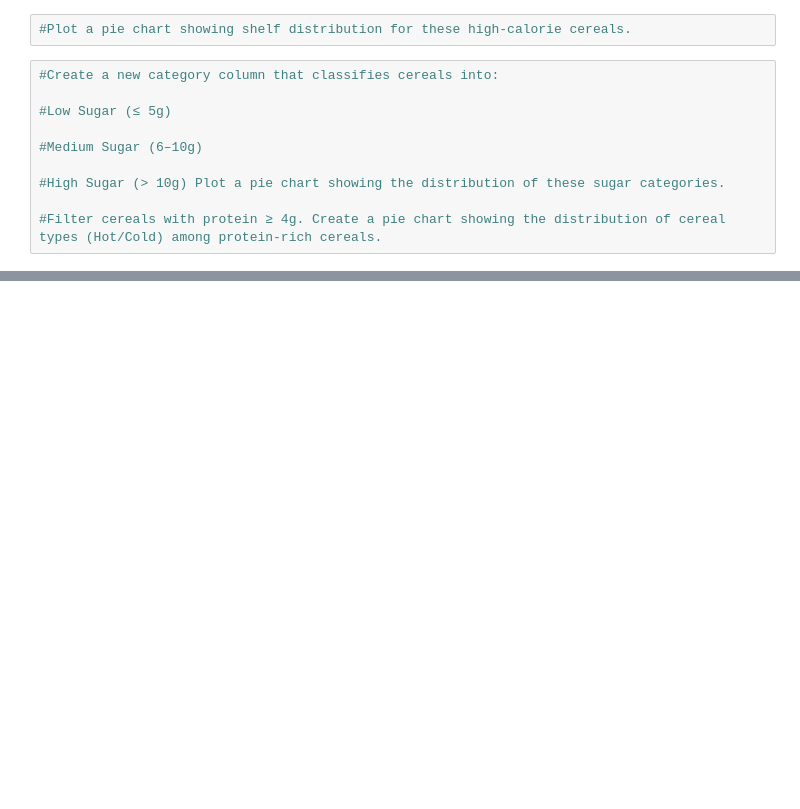
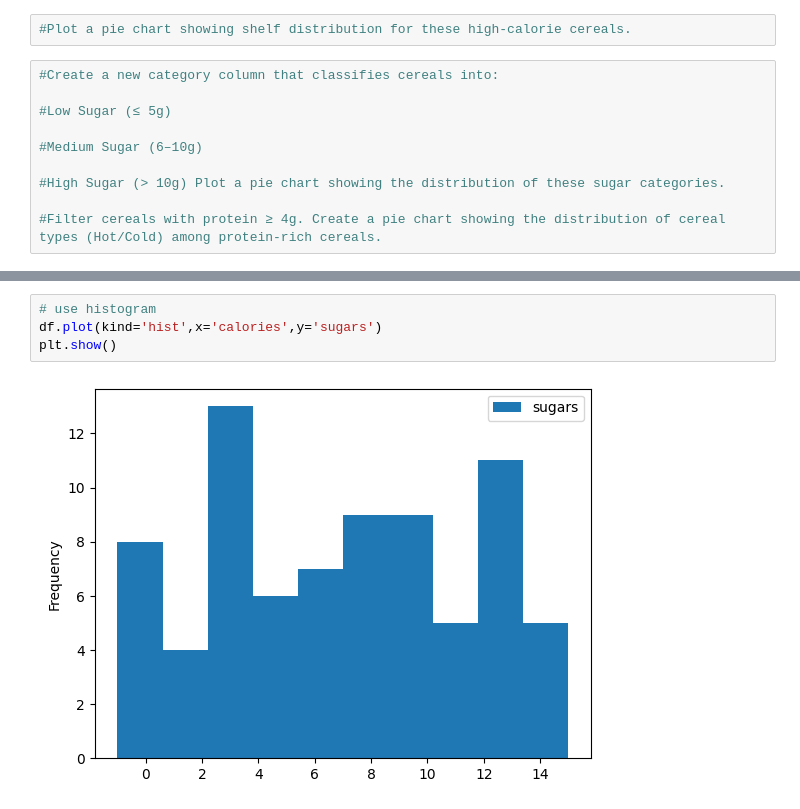
Before and after one commit to ckeerthana7/MLC_Lab-Activities, a Jupyter notebook: MLC_23S_piechart.ipynb, the cells around one changed output, grey strips where cells are left out. Saved outputs shown, nothing was run; the diff lists cells and outputs as text; blank space fills up the shorter version.

```diff
--- a/MLC_23S_piechart.ipynb
+++ b/MLC_23S_piechart.ipynb
@@ -329,0 +338,6 @@ dtype: int64
+# %%
+# use histogram
+df.plot(kind='hist',x='calories',y='sugars')
+plt.show()
+# %% [output]
+[figure, added]
```
Also changed, not shown: parts of 4 cells of this notebook.
